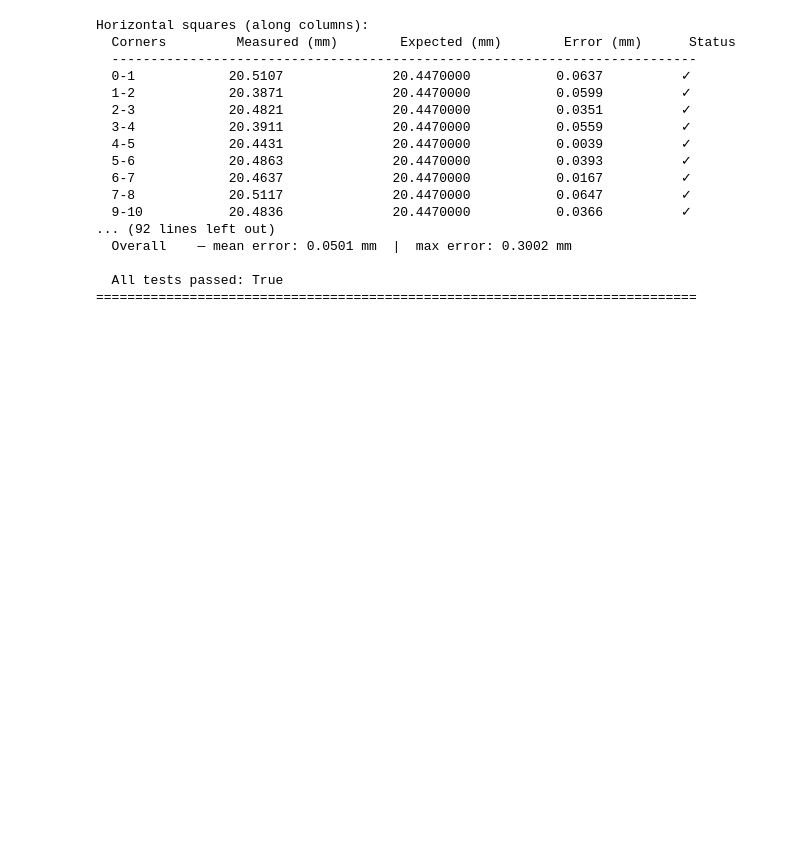
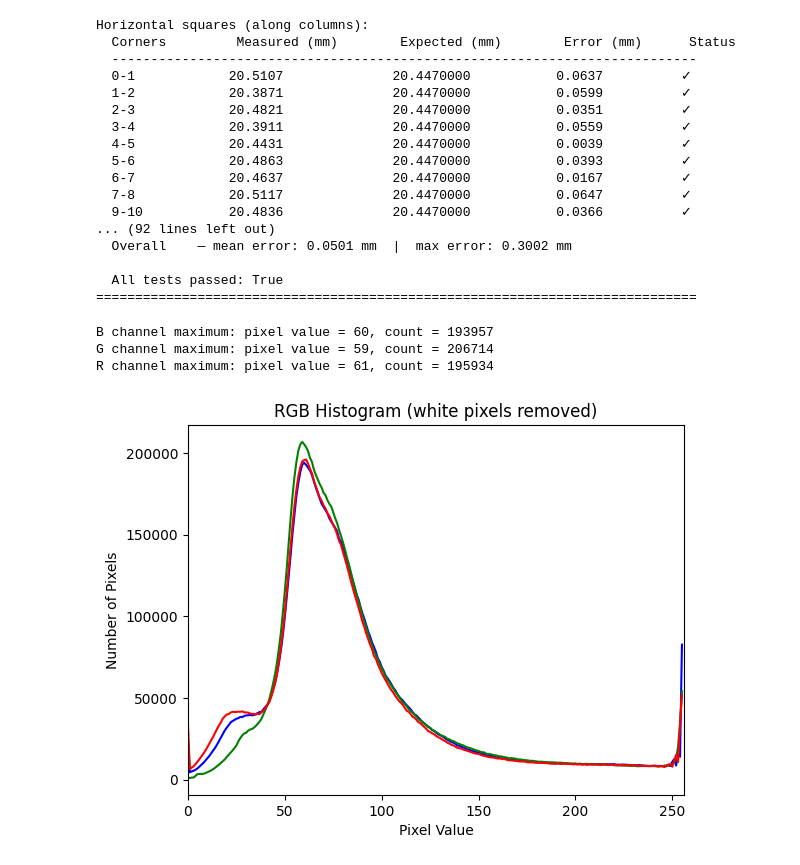
Before and after one commit to rty2051/bioprint_vision_project, a Jupyter notebook: prototype.ipynb, the cells around one changed output. Drawn from its saved outputs; the diff is of its cells as text; code cells hidden in the pictures; blank space fills up the shorter version.

Commit message:
Working detection for green square.

```diff
--- a/prototype.ipynb
+++ b/prototype.ipynb
@@ -297,3 +297,36 @@ Horizontal squares (along columns):
 
   All tests passed: True
 =============================================================================
+# %%
+TEST_IMAGE = "images/green_square/clear_square_green1.jpg"
+# %%
+import cv2
+import numpy as np
+import matplotlib.pyplot as plt
+
+img = cv2.imread(TEST_IMAGE)
+
+# Remove pure white pixels
+filtered = img[~np.all(img == [255, 255, 255], axis=2)]
+
+colors = ('b', 'g', 'r')
+
+for i, color in enumerate(colors):
+    hist, bins = np.histogram(filtered[:, i], bins=256, range=(0,256))
+
+    # maximum pixel value (most frequent)
+    max_val = np.argmax(hist)
+    print(f"{color.upper()} channel maximum: pixel value = {max_val}, count = {hist[max_val]}")
+
+    plt.plot(hist, color=color)
+
+plt.xlim([0,256])
+plt.title("RGB Histogram (white pixels removed)")
+plt.xlabel("Pixel Value")
+plt.ylabel("Number of Pixels")
+plt.show()
+# %% [output]
+B channel maximum: pixel value = 60, count = 193957
+G channel maximum: pixel value = 59, count = 206714
+R channel maximum: pixel value = 61, count = 195934
+[figure, added]
```
Also changed, not shown: parts of 1 cell of this notebook, 8 other files.
